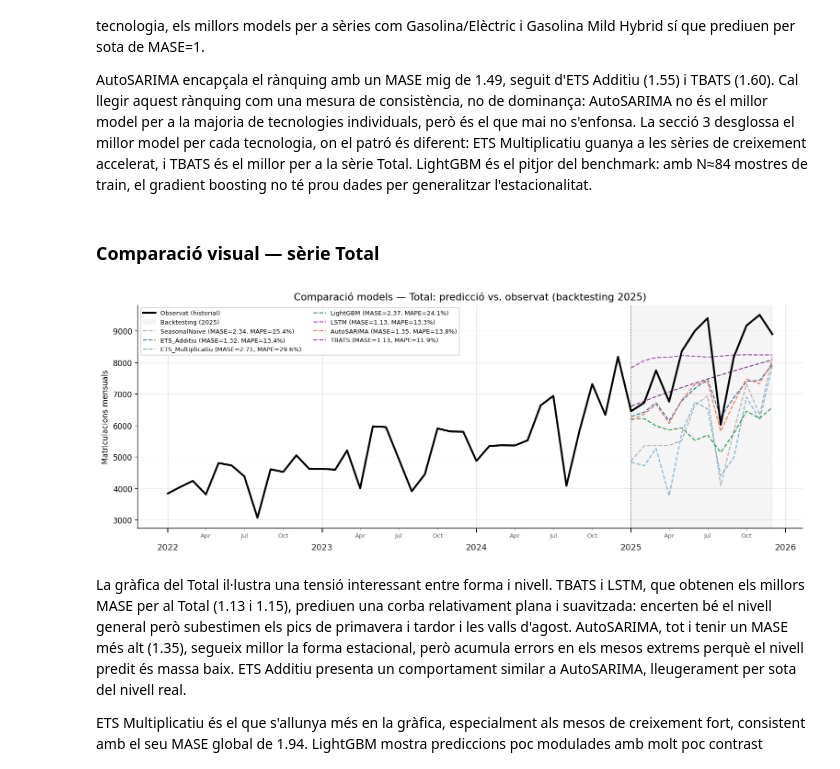
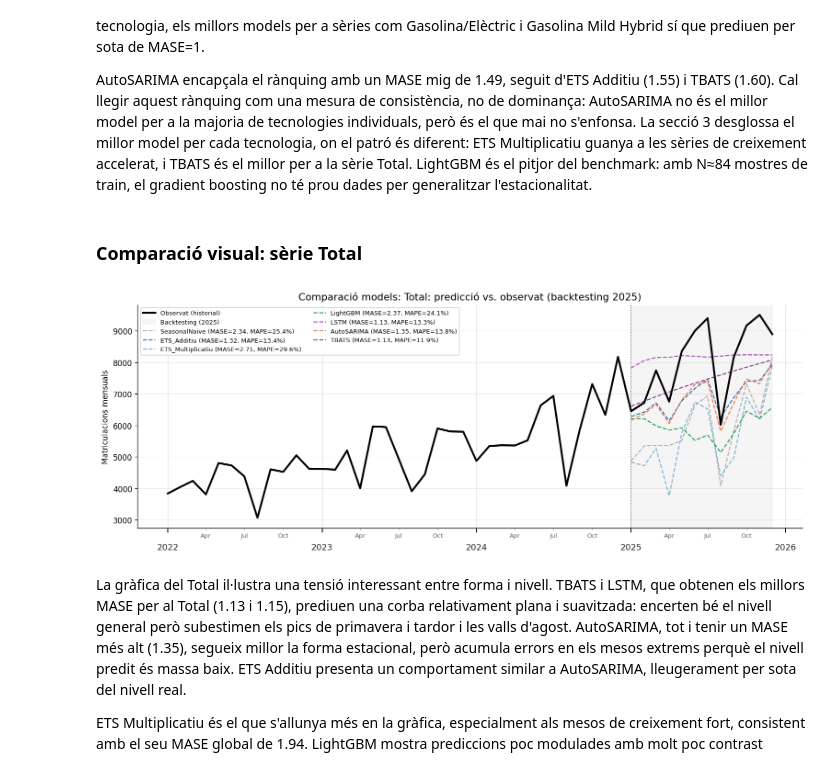
Before and after one commit to C0SBEL/projecte-forecasting, a Jupyter notebook: notebooks/evaluation.ipynb, the cells around one changed output. Drawn from its saved outputs; the diff is of its cells as text; code cells hidden in the pictures.

```diff
--- a/notebooks/evaluation.ipynb
+++ b/notebooks/evaluation.ipynb
@@ -110,7 +110,7 @@ Un MASE > 1 per a tots els models pot semblar, a primera vista, decebedor. Cal p
 
 AutoSARIMA encapçala el rànquing amb un MASE mig de 1.49, seguit d'ETS Additiu (1.55) i TBATS (1.60). Cal llegir aquest rànquing com una mesura de consistència, no de dominança: AutoSARIMA no és el millor model per a la majoria de tecnologies individuals, però és el que mai no s'enfonsa. La secció 3 desglossa el millor model per cada tecnologia, on el patró és diferent: ETS Multiplicatiu guanya a les sèries de creixement accelerat, i TBATS és el millor per a la sèrie Total. LightGBM és el pitjor del benchmark: amb N≈84 mostres de train, el gradient boosting no té prou dades per generalitzar l'estacionalitat.
 # %% [markdown]
-### Comparació visual — sèrie Total
+### Comparació visual: sèrie Total
 # %%
 import matplotlib.dates as mdates
 
@@ -135,35 +135,35 @@ fig, ax = plt.subplots(figsize=(13, 5))
 y_train_plot = pivot_train_ev[tech].iloc[-36:]
 y_test_plot  = pivot_test_ev[tech]
 observed_dates = list(y_train_plot.index) + list(y_test_plot.index)
 observed_vals  = list(y_train_plot.values) + list(y_test_plot.values)
 ax.plot(observed_dates, observed_vals, color='black', lw=2.5,
         label='Observat (historial)', zorder=10)
 
 ax.axvspan(pivot_test_ev.index[0], pivot_test_ev.index[-1],
            alpha=0.08, color='gray', label='Backtesting (2025)')
 ax.axvline(pivot_test_ev.index[0], color='gray', ls=':', lw=1.2)
 
 for model_name in sub['Model'].unique():
     msub = sub[sub['Model'] == model_name].sort_values('date')
     row = all_metrics[(all_metrics['Model'] == model_name) &
                       (all_metrics['Tecnologia'] == tech)]
     if len(row):
         label = f"{model_name} (MASE={row['MASE'].values[0]:.2f}, MAPE={row['MAPE'].values[0]:.1f}%)"
     else:
         label = model_name
     ax.plot(msub['date'], msub['predicted'],
             color=palette.get(model_name, '#888888'),
             lw=1.4, ls='--', label=label, alpha=0.9)
 
-ax.set_title(f'Comparació models — {tech}: predicció vs. observat (backtesting 2025)', fontsize=13)
+ax.set_title(f'Comparació models: {tech}: predicció vs. observat (backtesting 2025)', fontsize=13)
 ax.set_ylabel('Matriculacions mensuals')
 ax.legend(fontsize=8, loc='upper left', ncol=2, framealpha=0.9)
 format_ts_ax(ax)
 plt.tight_layout()
 plt.savefig(FIGURES_DIR / 'fig_16_comparison_total.png', bbox_inches='tight')
 plt.show()
 # %% [output]
-[figure, old version]
+[figure, new version]
 # %% [markdown]
 La gràfica del Total il·lustra una tensió interessant entre forma i nivell. TBATS i LSTM, que obtenen els millors MASE per al Total (1.13 i 1.15), prediuen una corba relativament plana i suavitzada: encerten bé el nivell general però subestimen els pics de primavera i tardor i les valls d'agost. AutoSARIMA, tot i tenir un MASE més alt (1.35), segueix millor la forma estacional, però acumula errors en els mesos extrems perquè el nivell predit és massa baix. ETS Additiu presenta un comportament similar a AutoSARIMA, lleugerament per sota del nivell real.
 
```
Also changed, not shown: parts of 16 cells of this notebook, 30 other files.
